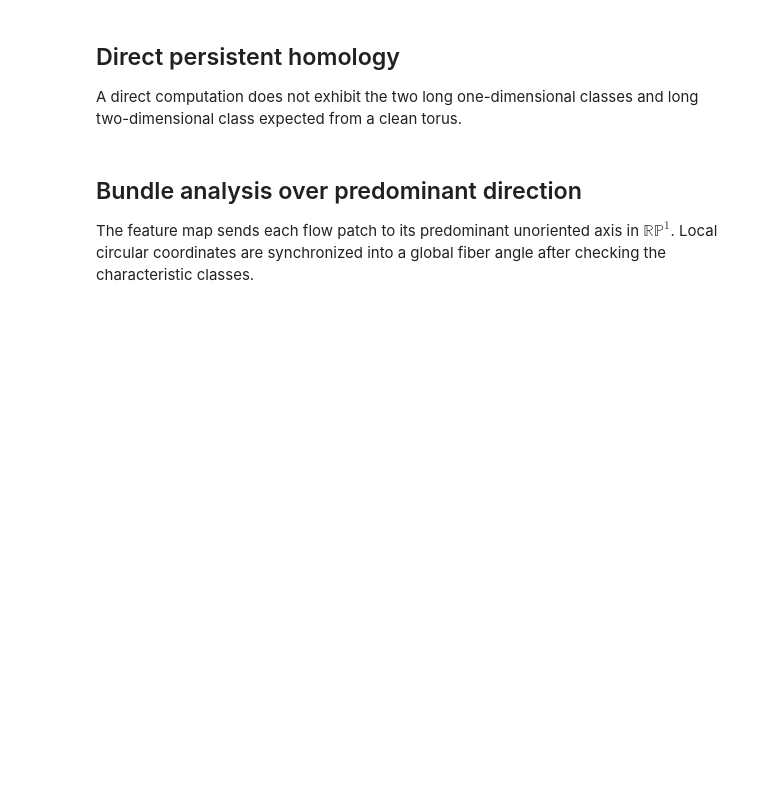
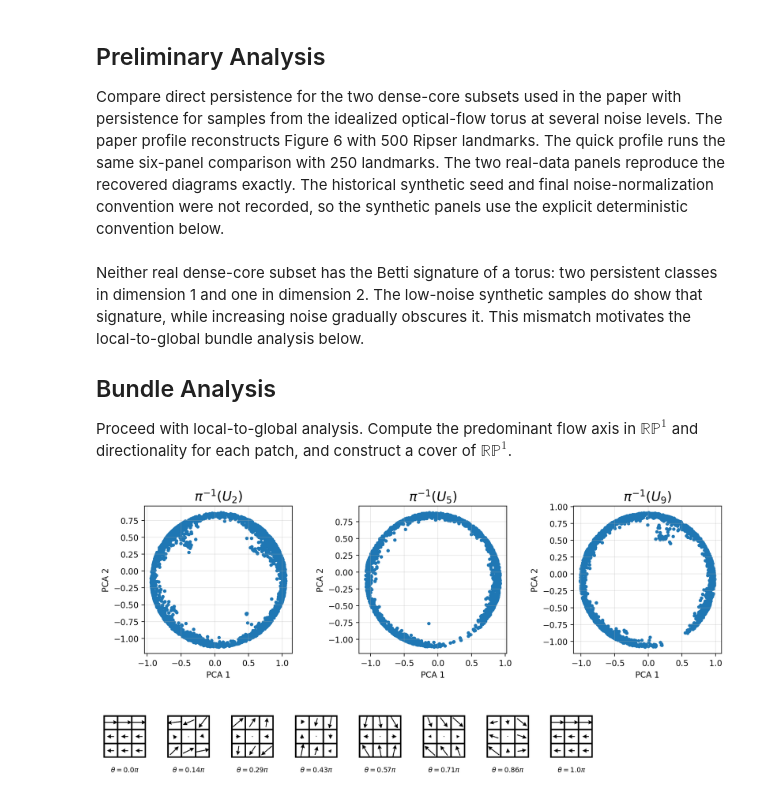
Before and after one commit to bradturow/high-contrast-optical-flow-experiments, a Jupyter notebook: notebooks/01_extended_torus.ipynb, the cells around one changed output. Saved outputs shown, nothing was run; the diff lists cells and outputs as text; code cells hidden in the pictures; blank space fills up the shorter version.

Commit message:
Add reproducible Sintel diagnostics and Figure 6

```diff
--- a/notebooks/01_extended_torus.ipynb
+++ b/notebooks/01_extended_torus.ipynb
@@ -99,6 +137,5 @@ plt.show()
 # %% [markdown]
-## Direct persistent homology
+## Preliminary Analysis
 
-A direct computation does not exhibit the two long one-dimensional classes and
-long two-dimensional class expected from a clean torus.
+Compare direct persistence for the two dense-core subsets used in the paper with persistence for samples from the idealized optical-flow torus at several noise levels. The paper profile reconstructs Figure 6 with 500 Ripser landmarks. The quick profile runs the same six-panel comparison with 250 landmarks. The two real-data panels reproduce the recovered diagrams exactly. The historical synthetic seed and final noise-normalization convention were not recorded, so the synthetic panels use the explicit deterministic convention below.
 # %%
@@ -107,41 +196,50 @@ plot_diagrams(diagrams, show=True)
 # %% [markdown]
-## Bundle analysis over predominant direction
+Neither real dense-core subset has the Betti signature of a torus: two persistent classes in dimension 1 and one in dimension 2. The low-noise synthetic samples do show that signature, while increasing noise gradually obscures it. This mismatch motivates the local-to-global bundle analysis below.
 
-The feature map sends each flow patch to its predominant unoriented axis in
-$\mathbb{RP}^1$. Local circular coordinates are synchronized into a global
-fiber angle after checking the characteristic classes.
+## Bundle Analysis
+
+Proceed with local-to-global analysis. Compute the predominant flow axis in $\mathbb{RP}^{1}$ and directionality for each patch, and construct a cover of $\mathbb{RP}^{1}$.
 # %%
-fit = fit_extended_torus(
-    data,
-    n_landmarks=config.torus.cover_landmarks,
-    overlap=config.torus.cover_overlap,
-    show_summaries=True,
+predom_dirs, ratios = cb.get_predominant_dirs(data)
+
+#Construct a cover of the base space
+landmarks = np.linspace(0, np.pi, n_landmarks, endpoint=False).reshape(-1, 1)
+radius = overlap*np.pi/(2*n_landmarks)
+
+cover = cb.get_metric_ball_cover(
+    predom_dirs.reshape(-1, 1),
+    landmarks,
+    radius=radius,
+    metric=cb.RP1AngleMetric(),
 )
-predominant_directions = fit.predominant_directions
-directionalities = fit.directionalities
-fiber_angles = fit.fiber_angles
-print(f"Global fiber coordinates computed for {len(fiber_angles):,} patches.")
+
+bundle = cb.Bundle(X=data, U=cover.U)
 # %%
-to_view = [3, 6, 14]
+#Compute a PCA projection for the data in several sets pi^{-1}(U_j)
+to_view = [2, 5, 9]
 fig, axes = cb.get_local_pca(
     data=data,
-    U=fit.cover.U,
+    U=cover.U,
     show=True,
     to_view=to_view,
 )
+# %% [output]
+[figure, added]
 # %%
 n_samples = 8
-labels = [
-    fr"$\theta = {np.round(direction / np.pi, 2)}\pi$"
-    for direction in predominant_directions
+label_func = [
+    fr"$\theta = {np.round(pred/np.pi, 2)}$" + r"$\pi$"
+    for pred in predom_dirs
 ]
 fig = cb.show_data_vis(
     data,
     patch_vis,
-    label_func=labels,
-    angles=predominant_directions,
+    label_func=label_func,
+    angles=predom_dirs,
     sampling_method="angle",
     max_samples=n_samples,
 )
 plt.show()
+# %% [output]
+[figure, added]
 # %% [markdown]
```
Also changed, not shown: parts of 16 cells of this notebook, 4 other files.
